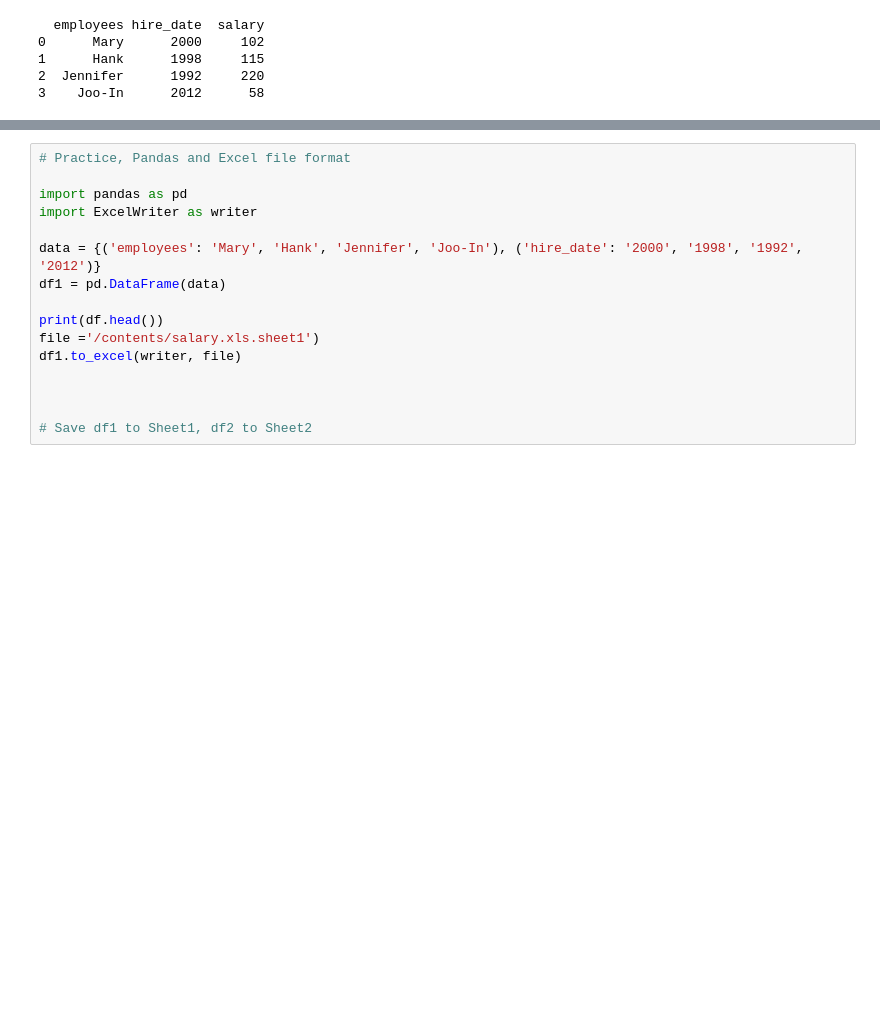
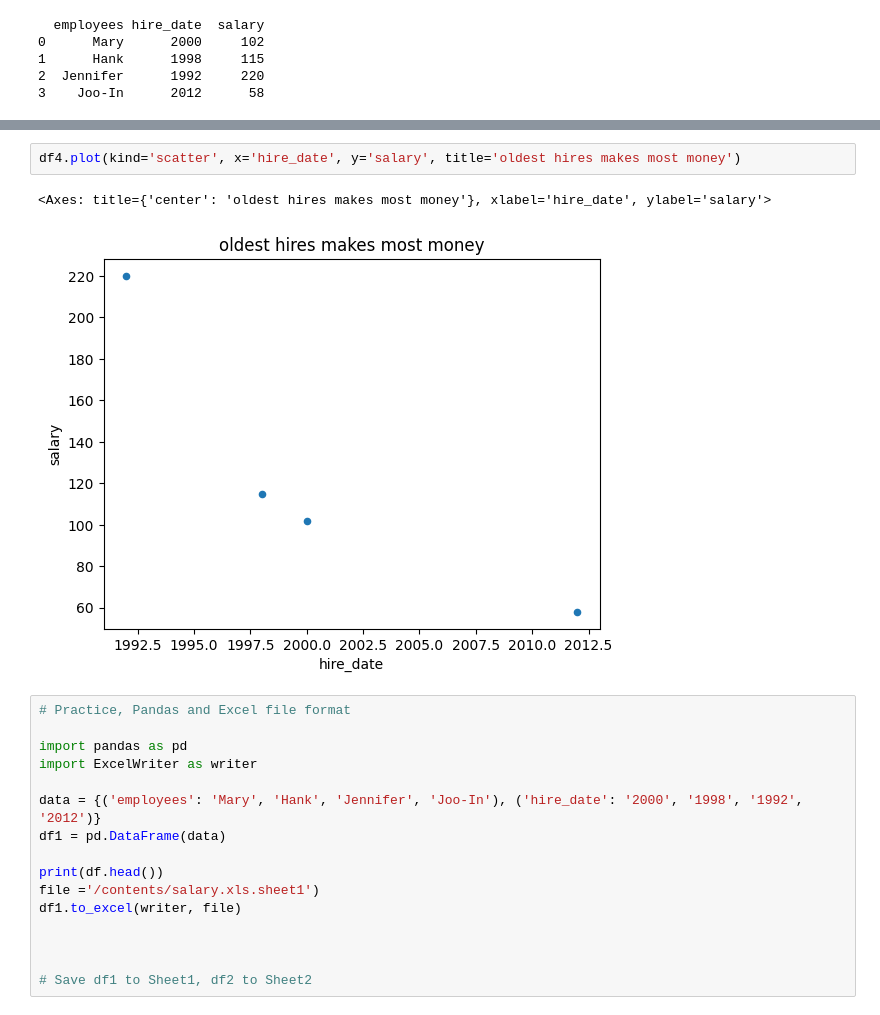
Before and after one commit to JennEYoon/code24, a Jupyter notebook: pandas/pandas_to_excel.ipynb, the cells around one changed output, grey strips where cells are left out. Cells and saved outputs as stored; diff of their text form; blank space fills up the shorter version.

```diff
--- a/pandas/pandas_to_excel.ipynb
+++ b/pandas/pandas_to_excel.ipynb
@@ -42,3 +90,8 @@ print(df3.head())
+# %%
+df4.plot(kind='scatter', x='hire_date', y='salary', title='oldest hires makes most money')
+# %% [output]
+<Axes: title={'center': 'oldest hires makes most money'}, xlabel='hire_date', ylabel='salary'>
+[figure, added]
 # %%
 # Practice, Pandas and Excel file format
 
```
Also changed, not shown: parts of 7 cells of this notebook.
